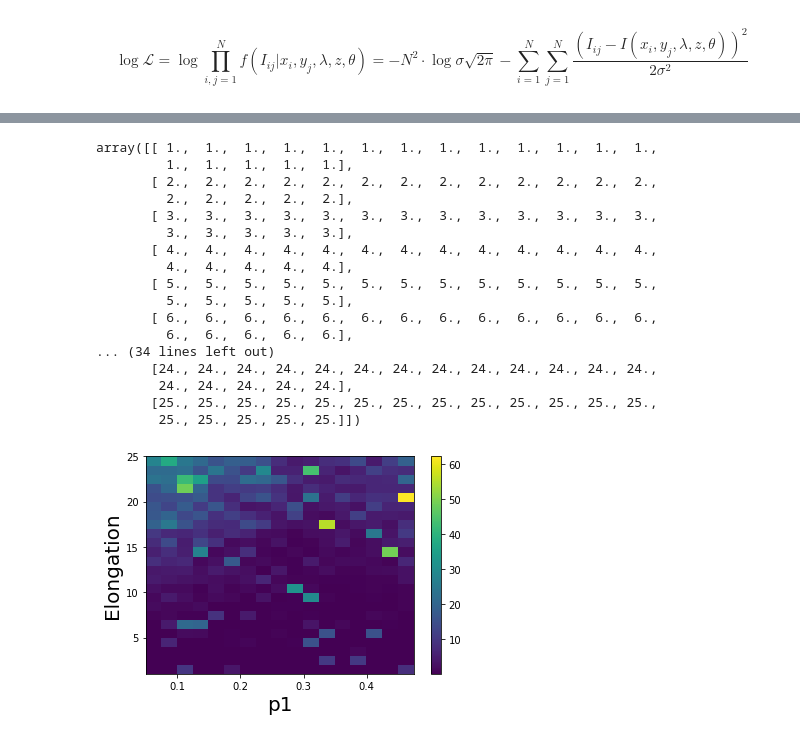
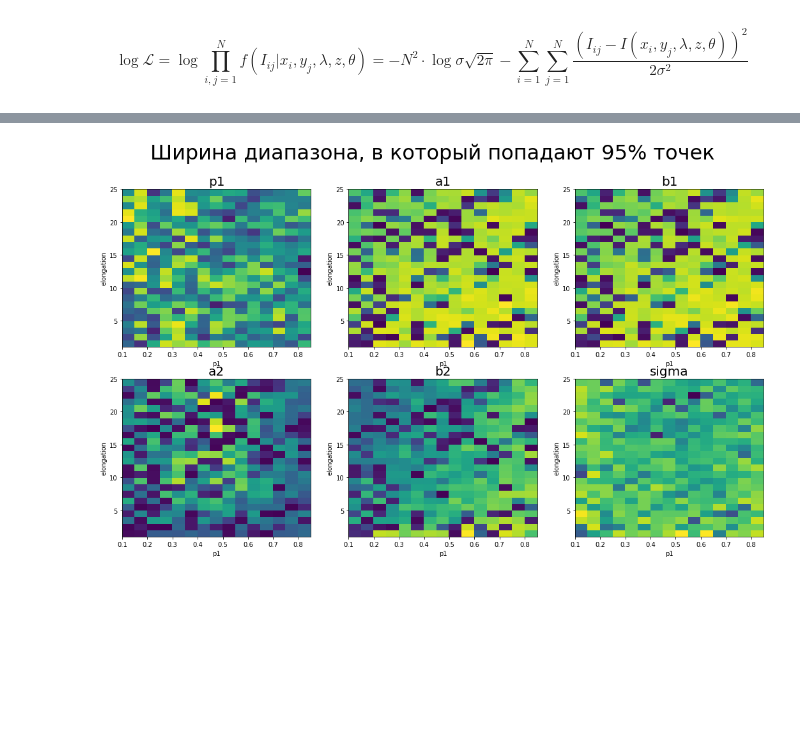
Before and after one commit to soapun/mcmc, a Jupyter notebook: dif_pat_bimodal_tf.ipynb, the cells around one changed output, grey strips where cells are left out. Cells and saved outputs as stored; diff of their text form; code cells hidden in the pictures; blank space fills up the shorter version.

```diff
--- a/dif_pat_bimodal_tf.ipynb
+++ b/dif_pat_bimodal_tf.ipynb
@@ -249,27 +106,32 @@ xx,yy = pylab.meshgrid(generator_grid['badcellperc'], generator_grid['elongation
-# %%
-yy
-# %% [output]
-array([[ 1.,  1.,  1.,  1.,  1.,  1.,  1.,  1.,  1.,  1.,  1.,  1.,  1.,
-         1.,  1.,  1.,  1.,  1.],
-       [ 2.,  2.,  2.,  2.,  2.,  2.,  2.,  2.,  2.,  2.,  2.,  2.,  2.,
-         2.,  2.,  2.,  2.,  2.],
-       [ 3.,  3.,  3.,  3.,  3.,  3.,  3.,  3.,  3.,  3.,  3.,  3.,  3.,
-         3.,  3.,  3.,  3.,  3.],
-       [ 4.,  4.,  4.,  4.,  4.,  4.,  4.,  4.,  4.,  4.,  4.,  4.,  4.,
-         4.,  4.,  4.,  4.,  4.],
-       [ 5.,  5.,  5.,  5.,  5.,  5.,  5.,  5.,  5.,  5.,  5.,  5.,  5.,
-         5.,  5.,  5.,  5.,  5.],
-       [ 6.,  6.,  6.,  6.,  6.,  6.,  6.,  6.,  6.,  6.,  6.,  6.,  6.,
-         6.,  6.,  6.,  6.,  6.],
-... (34 lines left out)
-       [24., 24., 24., 24., 24., 24., 24., 24., 24., 24., 24., 24., 24.,
-        24., 24., 24., 24., 24.],
-       [25., 25., 25., 25., 25., 25., 25., 25., 25., 25., 25., 25., 25.,
-        25., 25., 25., 25., 25.]])
-# %%
-pylab.pcolor(xx, yy, res_z)
-pylab.colorbar()
-pylab.xlabel("p1", fontsize=20)
-pylab.ylabel("Elongation", fontsize=20)
-# %% [output]
-[figure, removed]
+# %%
+par2index = {'p1':0,
+            'a1':1,
+            'b1':2,
+            'a2':3,
+            'b2':4,
+            'sigma':5}
+
+def plot_span(sampler_data):
+    res_span = np.array(list(map(lambda x: abs(np.percentile(x[3], 95,axis=0) - np.percentile(x[3], 5,axis=0)), res)))
+    res_span = res_span.reshape( (len(generator_grid['elongation']), len(generator_grid['badcellperc']), 6))
+    xx, yy = pylab.meshgrid(generator_grid['badcellperc'], generator_grid['elongation'])
+    def plot_for_parameter(ax, p_name):
+        idx = par2index[p_name]
+        ax.pcolor(xx, yy, res_span[:, :, idx])
+        ax.set_xlabel('p1', fontsize=10)
+        ax.set_ylabel('elongation', fontsize=10)
+        ax.set_title(p_name, fontsize=20)
+
+    fig = plt.figure()
+    fig.suptitle('Ширина диапазона, в который попадают 95% точек', fontsize=32)
+    fig.set_figheight(10)
+    fig.set_figwidth(18)
+    for i, k in enumerate(par2index.keys()):
+        plot_for_parameter(plt.subplot2grid((2, 3), (i // 3,i%3)),k)
+
+    #res_span_z = res_span[:, :, 1]
+    #plt.pcolor(xx, yy, res_span_z)
+# %%
+plot_span(res)
+# %% [output]
+[figure, added]
```
Also changed, not shown: parts of 26 cells of this notebook, 1 other file.
